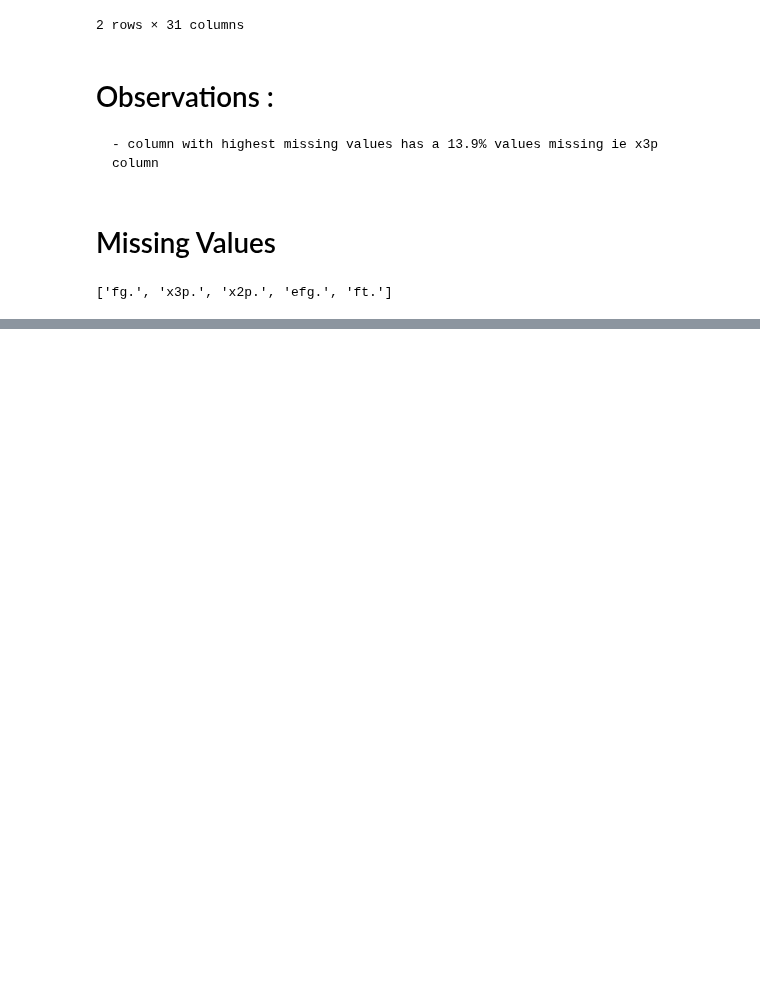
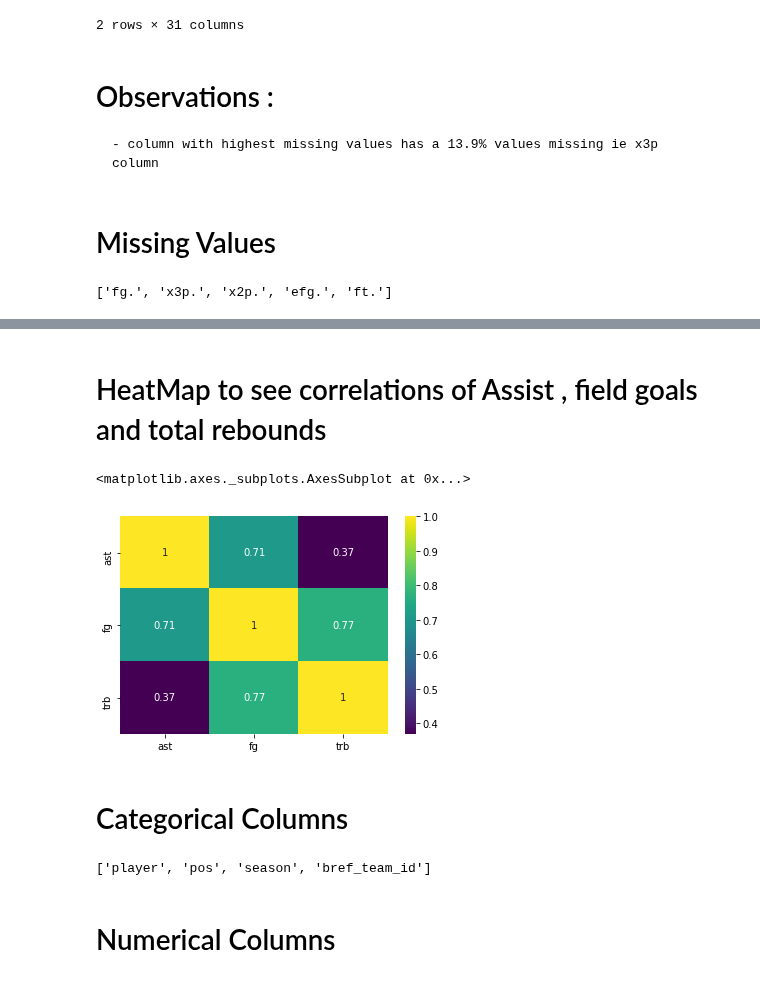
Before and after one commit to RancyChepchirchir/Assignments, a Jupyter notebook: 20.KNN_Assignment.ipynb, the cells around one changed output, grey strips where cells are left out. Saved outputs shown, nothing was run; the diff lists cells and outputs as text; code cells hidden in the pictures; blank space fills up the shorter version.

```diff
--- a/20.KNN_Assignment.ipynb
+++ b/20.KNN_Assignment.ipynb
@@ -81,0 +120,17 @@ Data is clean , data has no missing values in columns
+# %% [markdown]
+# HeatMap to see correlations of Assist , field goals and total rebounds
+# %%
+correlations = nba[['ast','fg','trb']].corr()
+sns.heatmap(correlations , annot = True , cmap='viridis')
+# %% [output]
+<matplotlib.axes._subplots.AxesSubplot at 0x...>
+[figure, added]
+# %% [markdown]
+# Categorical Columns
+# %%
+cat_cols = list(set(nba.columns) - set(nba._get_numeric_data().columns))
+cat_cols
+# %% [output]
+['player', 'pos', 'season', 'bref_team_id']
+# %% [markdown]
+# Numerical Columns
```
Also changed, not shown: parts of 25 cells of this notebook.
